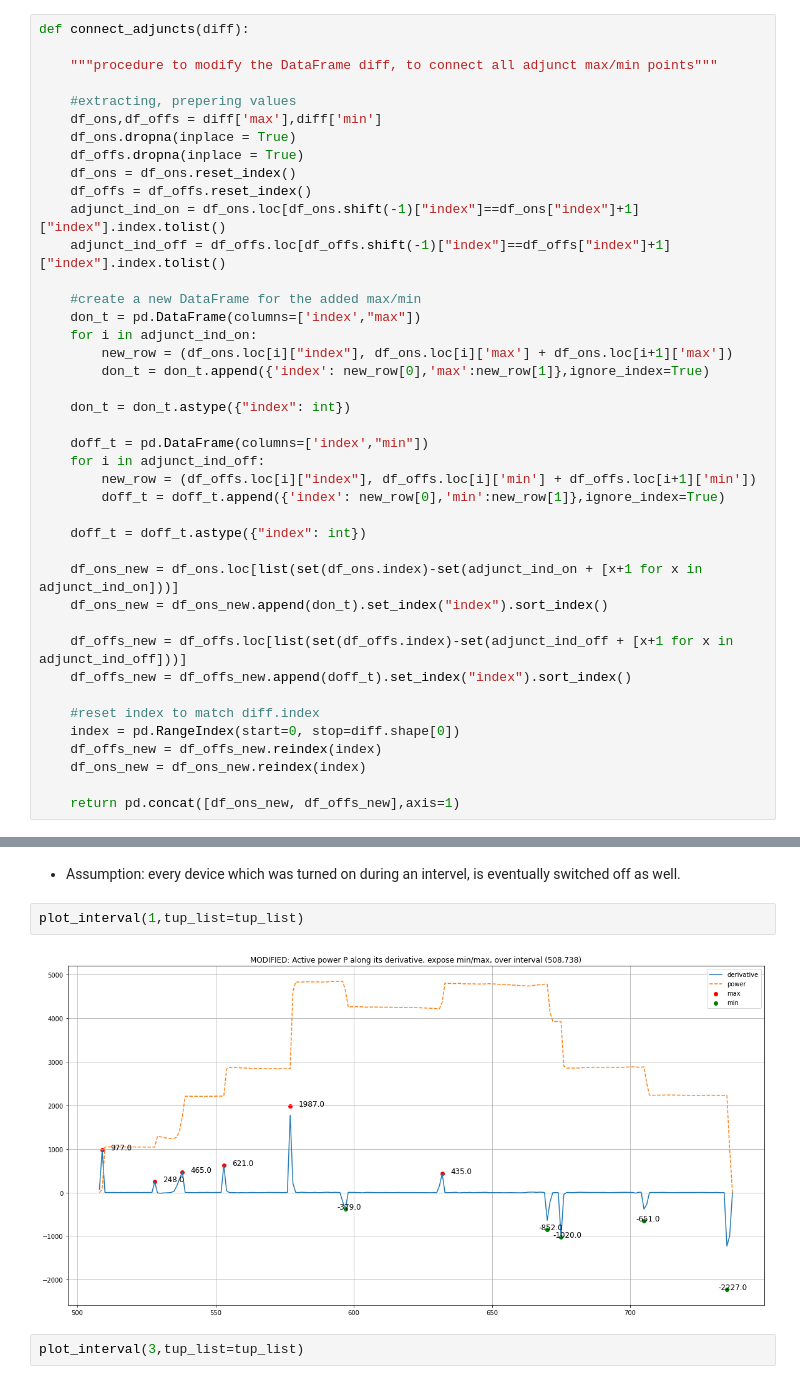
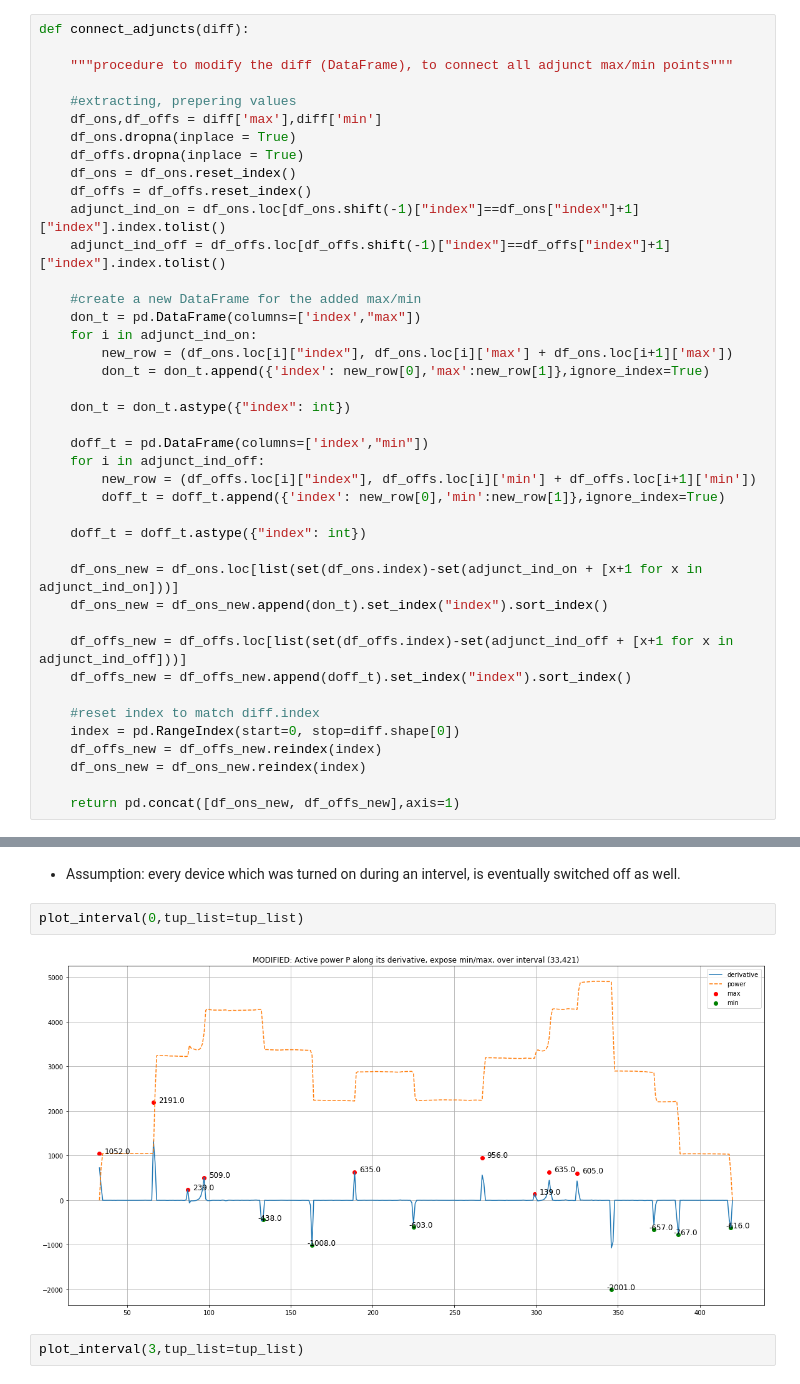
Before and after one commit to cohitai/frequenz, a Jupyter notebook: freq_2.ipynb, the cells around one changed output, grey strips where cells are left out. Saved outputs shown, nothing was run; the diff lists cells and outputs as text.

```diff
--- a/freq_2.ipynb
+++ b/freq_2.ipynb
@@ -188,7 +187,7 @@ Connecting adjuncts min/max points by adding these values respectively.
 # %%
 def connect_adjuncts(diff):
 
-    """procedure to modify the DataFrame diff, to connect all adjunct max/min points"""
+    """procedure to modify the diff (DataFrame), to connect all adjunct max/min points"""
 
     #extracting, prepering values
     df_ons,df_offs = diff['max'],diff['min']
@@ -274,9 +274,9 @@ plot_interval(0,tup_list=tup_list,add_harmonic=True,modified= False)
 # %% [markdown]
 * Assumption: every device which was turned on during an intervel, is eventually switched off as well.
 # %%
-plot_interval(1,tup_list=tup_list)
+plot_interval(0,tup_list=tup_list)
 # %% [output]
-[figure, old version]
+[figure, new version]
 # %%
 plot_interval(3,tup_list=tup_list)
 # %% [output]
```
Also changed, not shown: parts of 3 cells of this notebook.
